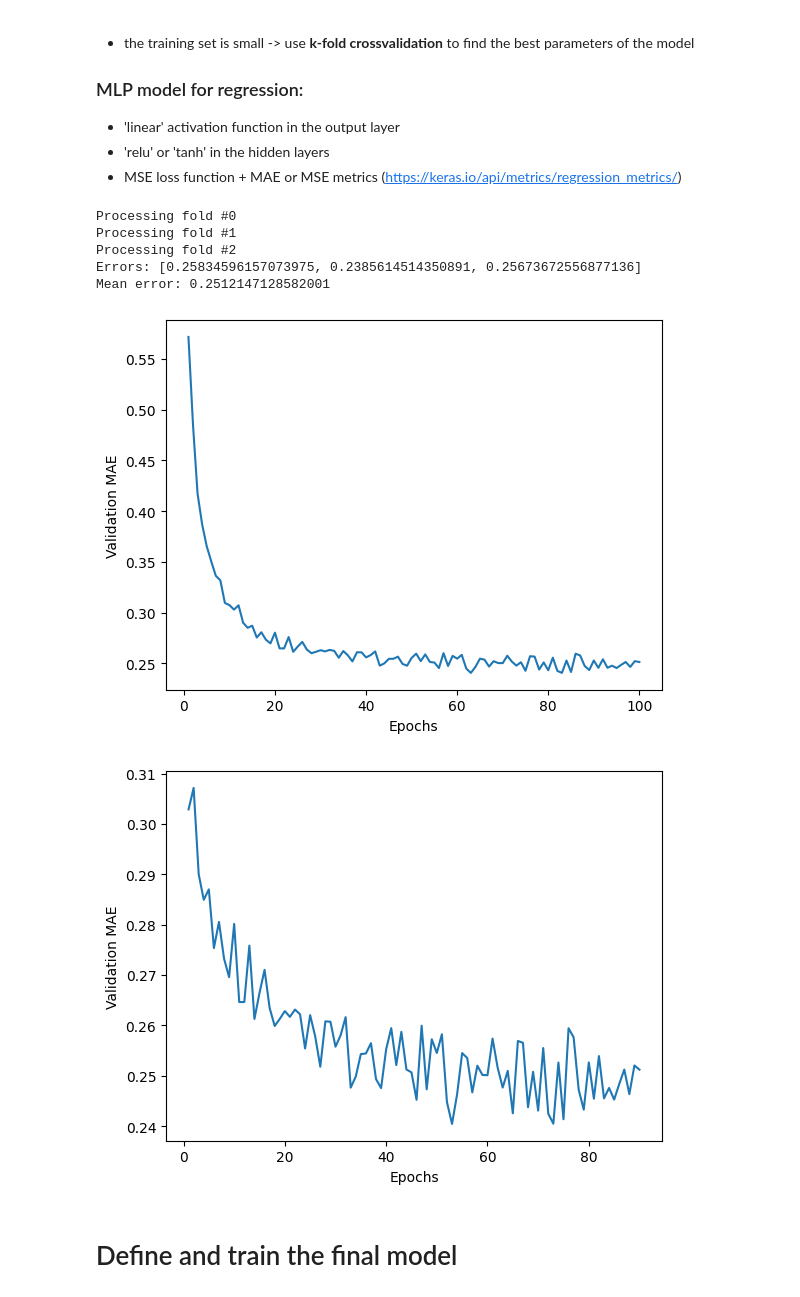
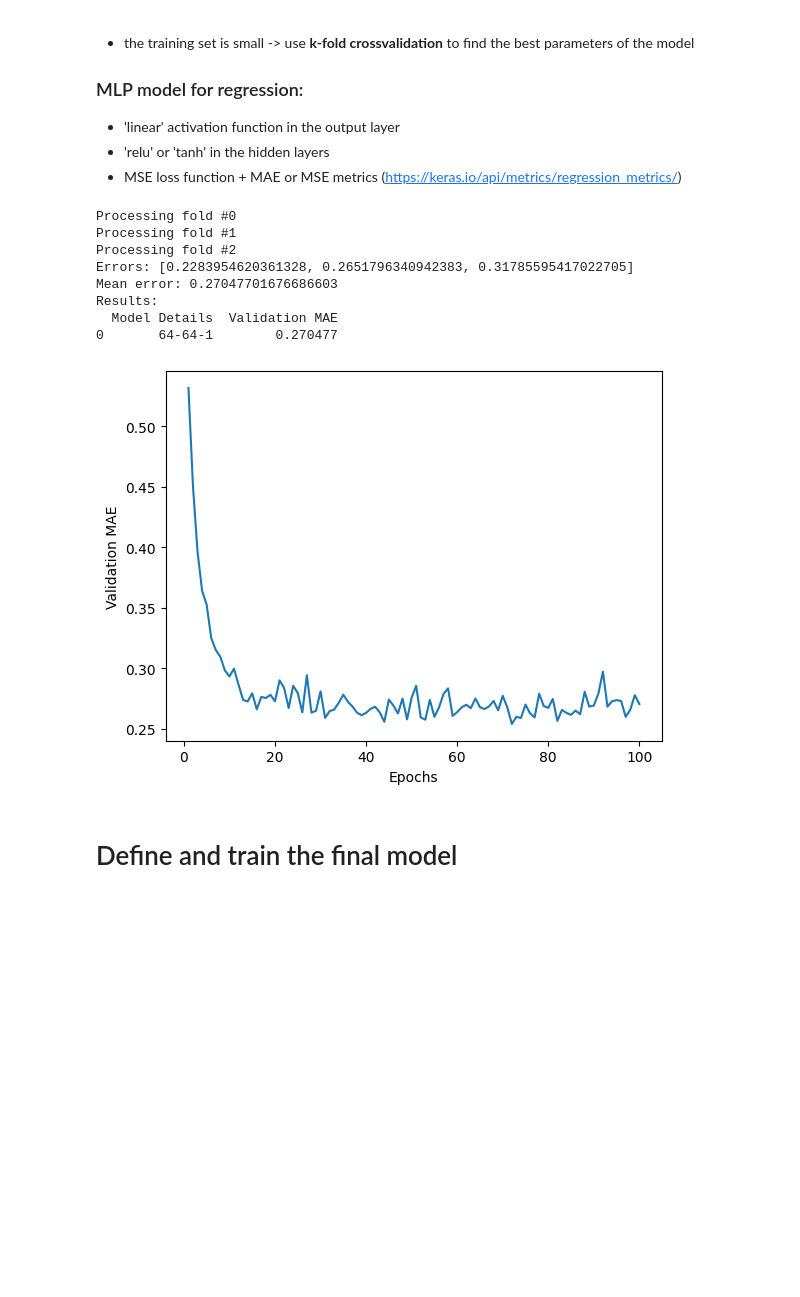
Before and after one commit to safeliquids/notebooks-for-NES2-2024, a Jupyter notebook: lecture_05/regression_boston_housing.ipynb, the cells around one changed output. Saved outputs shown, nothing was run; the diff lists cells and outputs as text; code cells hidden in the pictures; blank space fills up the shorter version.

Commit message:
dataframe for results

```diff
--- a/lecture_05/regression_boston_housing.ipynb
+++ b/lecture_05/regression_boston_housing.ipynb
@@ -157,6 +154,12 @@ plt.show()
 - 'linear' activation function in the output layer
 - 'relu' or 'tanh' in the hidden layers
 - MSE loss function + MAE or MSE metrics (https://keras.io/api/metrics/regression_metrics/)
+# %%
+# Data frame for results
+import pandas as pd
+
+columns = ["Model Details", "Validation MAE"]
+results_df1 = pd.DataFrame(columns=columns)
 # %%
 import keras
 
@@ -192,44 +195,53 @@ for i in range(k):
     partial_y_train = np.concatenate(
         [y_train[:i * num_val_samples],
          y_train[(i + 1) * num_val_samples:]],
         axis=0)
 
     model = build_model()
     history = model.fit(partial_x_train, partial_y_train, validation_data=(x_val, y_val),
               epochs=num_epochs, batch_size=batch_size, verbose=0, )
     # print(history.history.keys())
     mae_history = history.history["val_mean_absolute_error"]
     all_mae_histories.append(mae_history)
     val_mse, val_mae = model.evaluate(x_val, y_val, verbose=0)
     all_scores.append(val_mae)
 
 print("Errors:", all_scores)
 
 print("Mean error:", np.mean(all_scores))
 
 # Building the history of successive mean K-fold validation scores
+min_epochs = min([len(x) for x in all_mae_histories])
 average_mae_history = [
-    np.mean([x[i] for x in all_mae_histories]) for i in range(num_epochs)]
+    np.mean([x[i] for x in all_mae_histories]) for i in range(min_epochs)]
+
+
+model_details = "64-64-1"
+# Add results to the dataframe:
+new_entry = {
+    "Model Details" : model_details,
+    "Validation MAE" : average_mae_history[-1],
+}
+results_df1 = pd.concat([results_df1, pd.DataFrame([new_entry])], ignore_index=True)
+
+# View and and save the dataframe:
+print("Results:")
+print(results_df1)
 
 # Plotting validation scores
 plt.plot(range(1, len(average_mae_history) + 1), average_mae_history)
 plt.xlabel("Epochs")
 plt.ylabel("Validation MAE")
 plt.show()
-
-# Plotting validation scores, excluding the first 10 data points
-truncated_mae_history = average_mae_history[10:]
-plt.plot(range(1, len(truncated_mae_history) + 1), truncated_mae_history)
-plt.xlabel("Epochs")
-plt.ylabel("Validation MAE")
-plt.show()
 # %% [output]
 Processing fold #0
 Processing fold #1
 Processing fold #2
-Errors: [0.25834596157073975, 0.2385614514350891, 0.25673672556877136]
-Mean error: 0.2512147128582001
+Errors: [0.2283954620361328, 0.2651796340942383, 0.31785595417022705]
+Mean error: 0.27047701676686603
+Results:
+  Model Details  Validation MAE
+0       64-64-1        0.270477
-[figure, old version]
+[figure, new version]
-[figure, removed]
 # %% [markdown]
 # Define and train the final model
```
Also changed, not shown: parts of 9 cells of this notebook, 4 other files.
